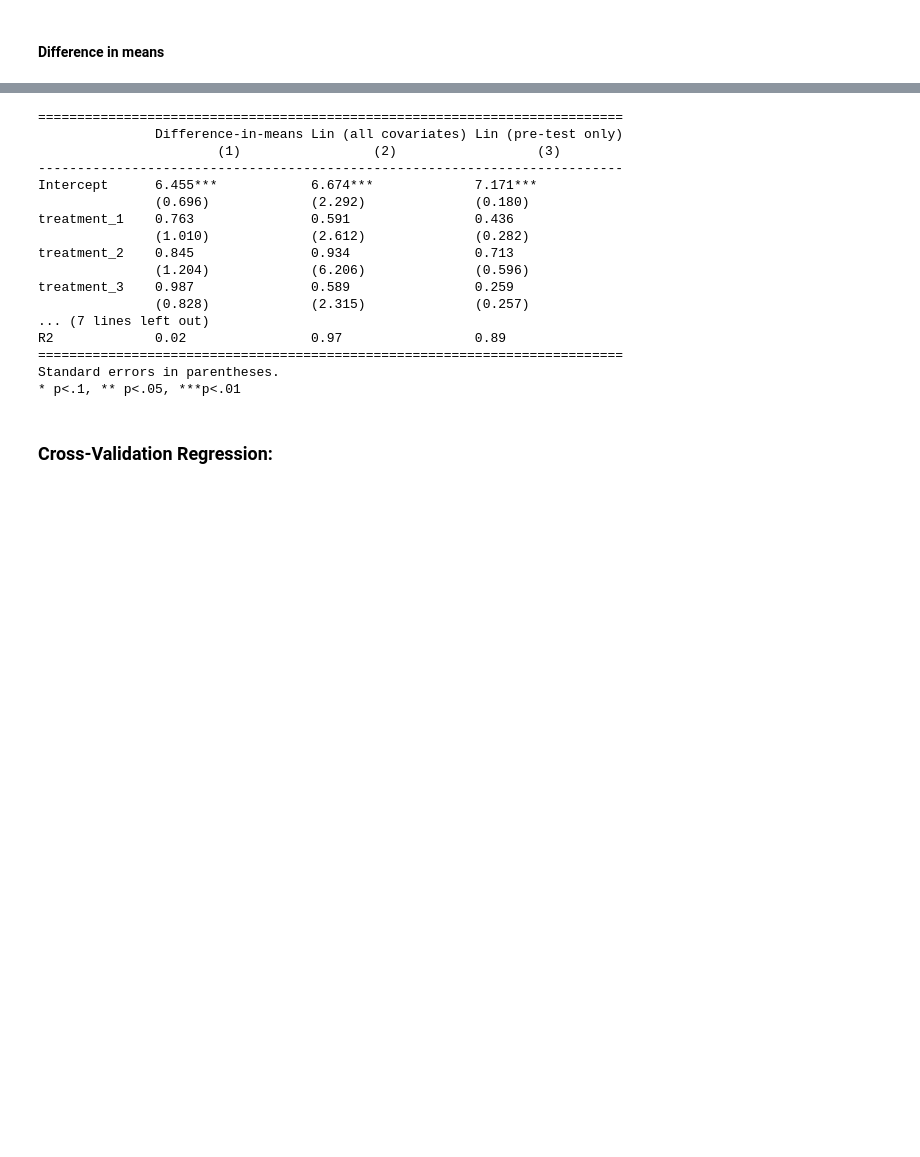
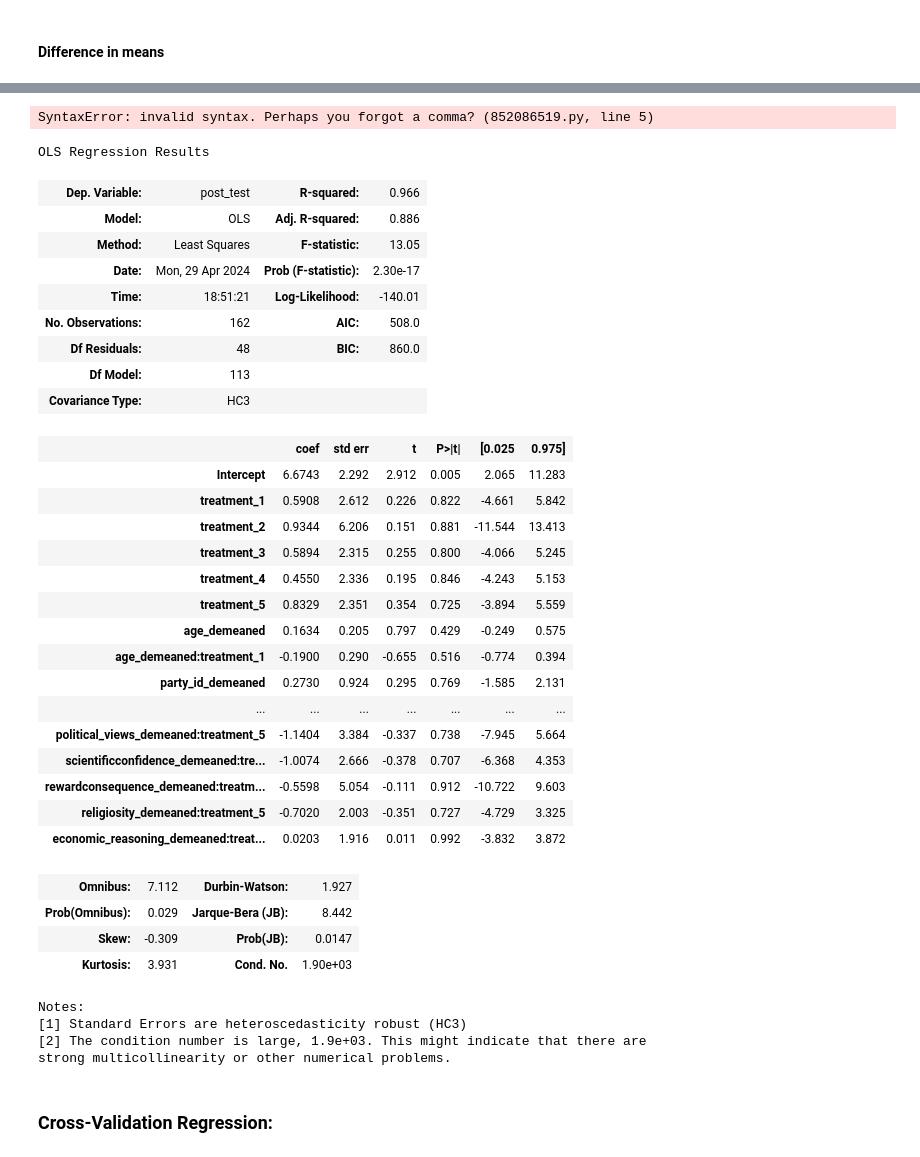
Before and after one commit to UChicago-pol-methods/ssi3-data-analysis, a Jupyter notebook: code/dataAnalysis.ipynb, the cells around one changed output, grey strips where cells are left out. Saved outputs shown, nothing was run; the diff lists cells and outputs as text; code cells hidden in the pictures; blank space fills up the shorter version.

Commit message:
tidying data analysis

```diff
--- a/code/dataAnalysis.ipynb
+++ b/code/dataAnalysis.ipynb
@@ -107,7 +107,11 @@ def lin_estimator_mult_treat_formula(data, y_var, treatment_vars, covariates):
     """
     # Demean the covariates
     for cov in covariates:
-        data[cov + '_demeaned'] = data[cov].dropna() - data[cov].dropna().mean()
+        # ignore binary variables
+        if (data[cov].max() == 1 and data[cov].max() == 0) :
+            data[cov + '_demeaned'] = data[cov]
+        else:
+            data[cov + '_demeaned'] = data[cov].dropna() - data[cov].dropna().mean()
 
     # Define the regression formula
     # Include each treatment indicator
@@ -143,7 +147,11 @@ def lin_estimator_formula(data, y_var, treatment_var, covariates):
     """
     # Demean the covariates
     for cov in covariates:
-        data[cov + '_demeaned'] = data[cov].dropna() - data[cov].dropna().mean()
+        # ignore binary variables
+        if (data[cov].max() == 1 and data[cov].max() == 0) :
+            data[cov + '_demeaned'] = data[cov]
+        else:
+            data[cov + '_demeaned'] = data[cov].dropna() - data[cov].dropna().mean()
 
     # Define the regression formula
 
@@ -268,31 +276,51 @@ model1_pre_results, model1_formula = lin_estimator_mult_treat_formula(data,
                                                           covariates_pre)
 # model1_results.summary()
 # %%
-print (summary_col([model0_results,model1_results, model1_pre_results],stars=True,float_format='%0.3f',
+print (summary_col([model0_results, model1_results, model1_pre_results],stars=True,float_format='%0.3f',
                   model_names=['Difference-in-means\n(1)','Lin (all covariates)\n(2)','Lin (pre-test only)\n(3)'],
                   info_dict={'N':lambda x: "{0:d}".format(int(x.nobs)),
                              'R2':lambda x: "{:.2f}".format(x.rsquared)},
-                  regressor_order=['Intercept', 'treatment_1', 'treatment_2', 'treatment_3', 'treatment_4',
-                                  'treatment_5', 'treatment_6'],
+                  regressor_order=['Intercept'] + [f"treatment_{i}" for i in range(1, 6)]
                   drop_omitted=True))
 # %% [output]
-===========================================================================
-               Difference-in-means Lin (all covariates) Lin (pre-test only)
-                       (1)                 (2)                  (3)
----------------------------------------------------------------------------
-Intercept      6.455***            6.674***             7.171***
-               (0.696)             (2.292)              (0.180)
-treatment_1    0.763               0.591                0.436
-               (1.010)             (2.612)              (0.282)
-treatment_2    0.845               0.934                0.713
-               (1.204)             (6.206)              (0.596)
-treatment_3    0.987               0.589                0.259
-               (0.828)             (2.315)              (0.257)
-... (7 lines left out)
-R2             0.02                0.97                 0.89
-===========================================================================
-Standard errors in parentheses.
-* p<.1, ** p<.05, ***p<.01
+SyntaxError: invalid syntax. Perhaps you forgot a comma? (852086519.py, line 5)
+# %%
+model1_results.summary()
+# %% [output]
+OLS Regression Results
+| Dep. Variable: | post_test | R-squared: | 0.966 |
+| Model: | OLS | Adj. R-squared: | 0.886 |
+| Method: | Least Squares | F-statistic: | 13.05 |
+| Date: | Mon, 29 Apr 2024 | Prob (F-statistic): | 2.30e-17 |
+| Time: | 18:51:21 | Log-Likelihood: | -140.01 |
+| No. Observations: | 162 | AIC: | 508.0 |
+| Df Residuals: | 48 | BIC: | 860.0 |
+| Df Model: | 113 |  |  |
+| Covariance Type: | HC3 |  |  |
+|  | coef | std err | t | P>|t| | [0.025 | 0.975] |
+| Intercept | 6.6743 | 2.292 | 2.912 | 0.005 | 2.065 | 11.283 |
+| treatment_1 | 0.5908 | 2.612 | 0.226 | 0.822 | -4.661 | 5.842 |
+| treatment_2 | 0.9344 | 6.206 | 0.151 | 0.881 | -11.544 | 13.413 |
+| treatment_3 | 0.5894 | 2.315 | 0.255 | 0.800 | -4.066 | 5.245 |
+| treatment_4 | 0.4550 | 2.336 | 0.195 | 0.846 | -4.243 | 5.153 |
+| treatment_5 | 0.8329 | 2.351 | 0.354 | 0.725 | -3.894 | 5.559 |
+| age_demeaned | 0.1634 | 0.205 | 0.797 | 0.429 | -0.249 | 0.575 |
+| age_demeaned:treatment_1 | -0.1900 | 0.290 | -0.655 | 0.516 | -0.774 | 0.394 |
+| party_id_demeaned | 0.2730 | 0.924 | 0.295 | 0.769 | -1.585 | 2.131 |
+| ... | ... | ... | ... | ... | ... | ... |
+| political_views_demeaned:treatment_5 | -1.1404 | 3.384 | -0.337 | 0.738 | -7.945 | 5.664 |
+| scientificconfidence_demeaned:tre... | -1.0074 | 2.666 | -0.378 | 0.707 | -6.368 | 4.353 |
+| rewardconsequence_demeaned:treatm... | -0.5598 | 5.054 | -0.111 | 0.912 | -10.722 | 9.603 |
+| religiosity_demeaned:treatment_5 | -0.7020 | 2.003 | -0.351 | 0.727 | -4.729 | 3.325 |
+| economic_reasoning_demeaned:treat... | 0.0203 | 1.916 | 0.011 | 0.992 | -3.832 | 3.872 |
+| Omnibus: | 7.112 | Durbin-Watson: | 1.927 |
+| Prob(Omnibus): | 0.029 | Jarque-Bera (JB): | 8.442 |
+| Skew: | -0.309 | Prob(JB): | 0.0147 |
+| Kurtosis: | 3.931 | Cond. No. | 1.90e+03 |
+Notes:
+[1] Standard Errors are heteroscedasticity robust (HC3)
+[2] The condition number is large, 1.9e+03. This might indicate that there are
+strong multicollinearity or other numerical problems.
 # %% [markdown]
 ### Cross-Validation Regression:
 # %%
```
Also changed, not shown: parts of 8 cells of this notebook.
